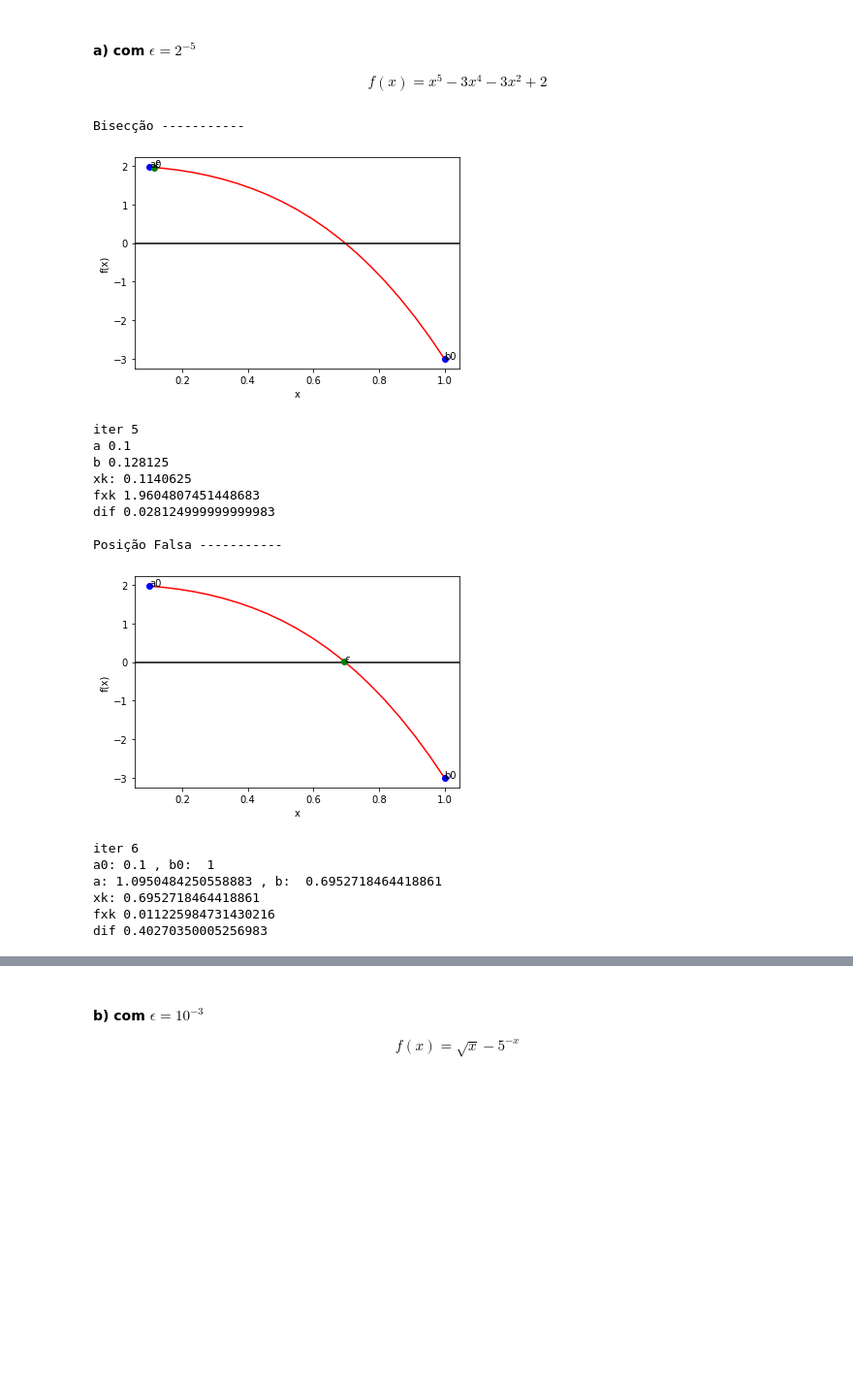
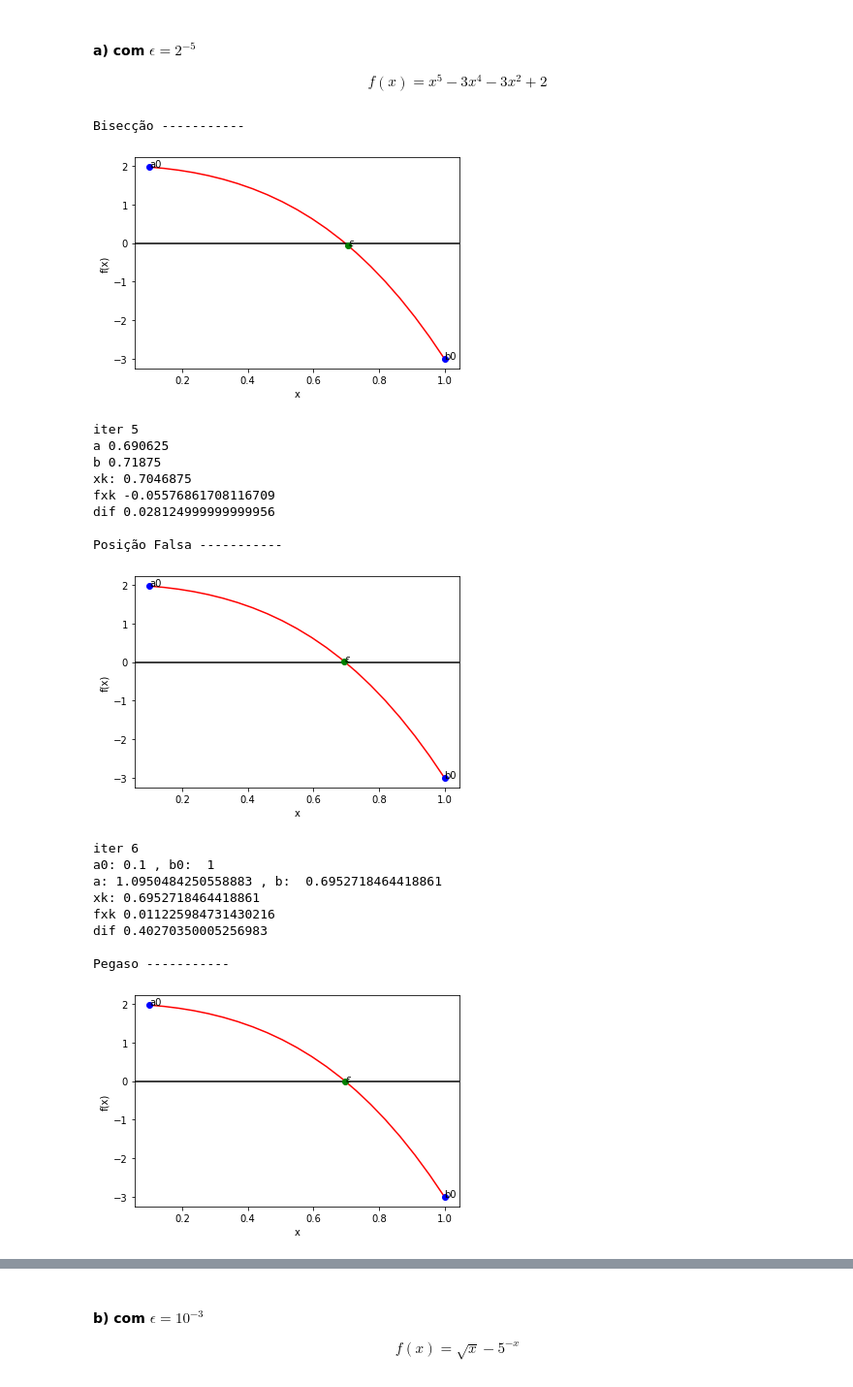
Before and after one commit to HenrickyL/computational-mathematics, a Jupyter notebook: Cap 2/Trabalho01/trabalho.ipynb, the cells around one changed output, grey strips where cells are left out. Shown at 97% size. Saved outputs shown, nothing was run; the diff lists cells and outputs as text; code cells hidden in the pictures; blank space fills up the shorter version.

```diff
--- a/Cap 2/Trabalho01/trabalho.ipynb
+++ b/Cap 2/Trabalho01/trabalho.ipynb
@@ -431,13 +431,18 @@ def biseccao(a,b,F,E,withGraph=True):
 
     xk = (a+b)/2
     fxk= F(xk)
-    dif = abs(a-b)
+    dif = abs(b-a)
+
+    if(F(a)*F(b) >=0):
+        print('impossivel')
+        return
 
 
-    if((xk+b)/2)*fxk < 0:
+    if(F(a)*fxk < 0):
+        b = xk
+    else:
         a = xk
-    else:
-        b = xk
+
 
 
     while(abs(fxk) > E and dif > E ):
@@ -447,14 +452,12 @@ def biseccao(a,b,F,E,withGraph=True):
         iter = iter + 1
         xk = (a+b)/2
         fxk= F(xk)
-        dif = abs(a-b)
+        dif = abs(b-a)
 
-
-
-        if((xk+b)/2)*fxk < 0:
+        if(F(a)*fxk < 0):
+            b = xk
+        else:
             a = xk
-        else:
-            b = xk
 
     if(withGraph):
         plt.plot(xk,fxk,'og')
@@ -714,6 +706,10 @@ def CallfalsePosition(a,b,f,E):
     print("Posição Falsa -----------")
     falsePosition(a,b,f,E)
 
+def CallPegaso(a,b,f,E):
+    print("Pegaso -----------")
+    Pegaso(a,b,f,E)
+
 a=0.1
 b=1
 # %% [markdown]
@@ -722,17 +718,18 @@ $$f(x) = x^5 - 3x^4 - 3x^2 + 2$$
 # %%
 f = lambda x: x**5 - 3*x**4 - 3*x**2 + 2
 E = 0.03125
 CallBiseccao(a,b,f,E)
 CallfalsePosition(a,b,f,E)
+CallPegaso(a,b,f,E)
 # %% [output]
 Bisecção -----------
-[figure, old version]
+[figure, new version]
 iter 5
-a 0.1
-b 0.128125
-xk: 0.1140625
-fxk 1.9604807451448683
-dif 0.028124999999999983
+a 0.690625
+b 0.71875
+xk: 0.7046875
+fxk -0.05576861708116709
+dif 0.028124999999999956
 
 Posição Falsa -----------
 [figure]
@@ -742,3 +739,6 @@ a: 1.0950484250558883 , b:  0.6952718464418861
 xk: 0.6952718464418861
 fxk 0.011225984731430216
 dif 0.40270350005256983
+
+Pegaso -----------
+[figure, added]
```
Also changed, not shown: parts of 10 cells of this notebook, 1 other file.
